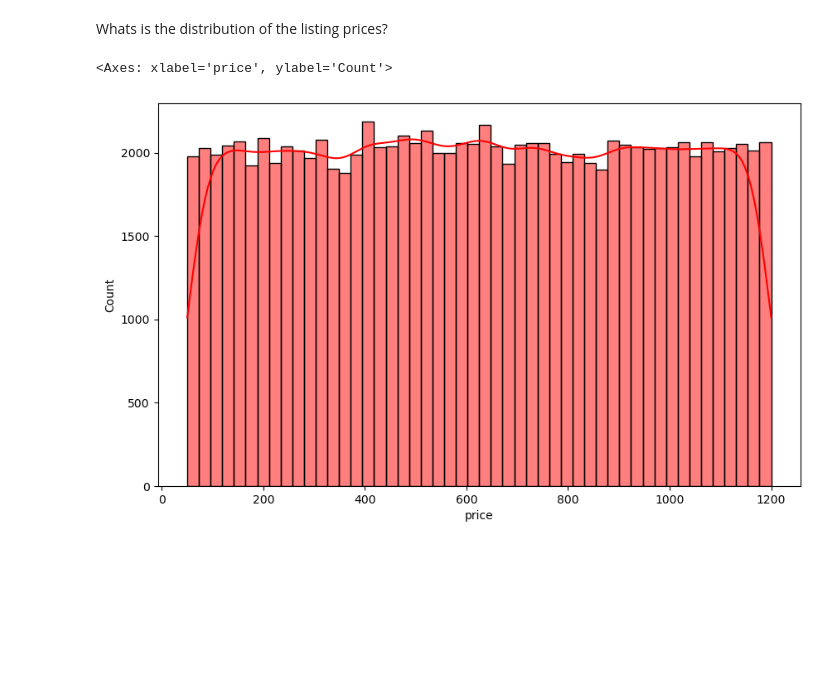
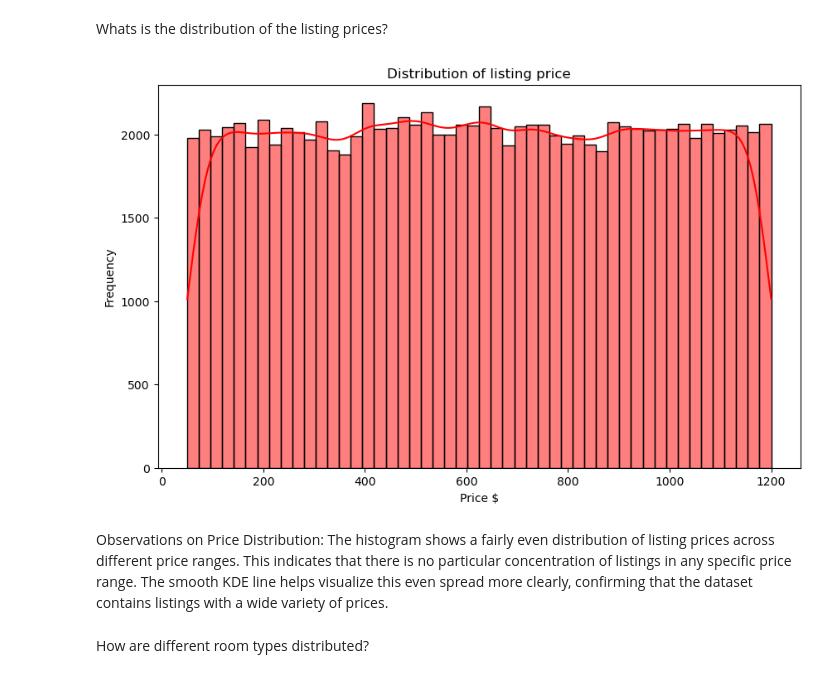
Before and after one commit to Phantom074/Airbnb-Data-Analysis, a Jupyter notebook: code.ipynb, the cells around one changed output. Cells and saved outputs as stored; diff of their text form; code cells hidden in the pictures; blank space fills up the shorter version.

```diff
--- a/code.ipynb
+++ b/code.ipynb
@@ -182,7 +182,16 @@ Whats is the distribution of the listing prices?
 # %%
 plt.figure(figsize = (10,6))
 sns.histplot(df['price'], bins = 50, kde = True, color = 'red')
-plt.title('Distribution ')
+plt.title('Distribution of listing price')
+plt.xlabel('Price $')
+plt.ylabel('Frequency')
+plt.show()
 # %% [output]
-<Axes: xlabel='price', ylabel='Count'>
-[figure, old version]
+[figure, new version]
+# %% [markdown]
+Observations on Price Distribution:
+The histogram shows a fairly even distribution of listing prices across different price ranges.
+This indicates that there is no particular concentration of listings in any specific price range.
+The smooth KDE line helps visualize this even spread more clearly, confirming that the dataset contains listings with a wide variety of prices.
+# %% [markdown]
+How are different room types distributed?
```
Also changed, not shown: parts of 8 cells of this notebook.
